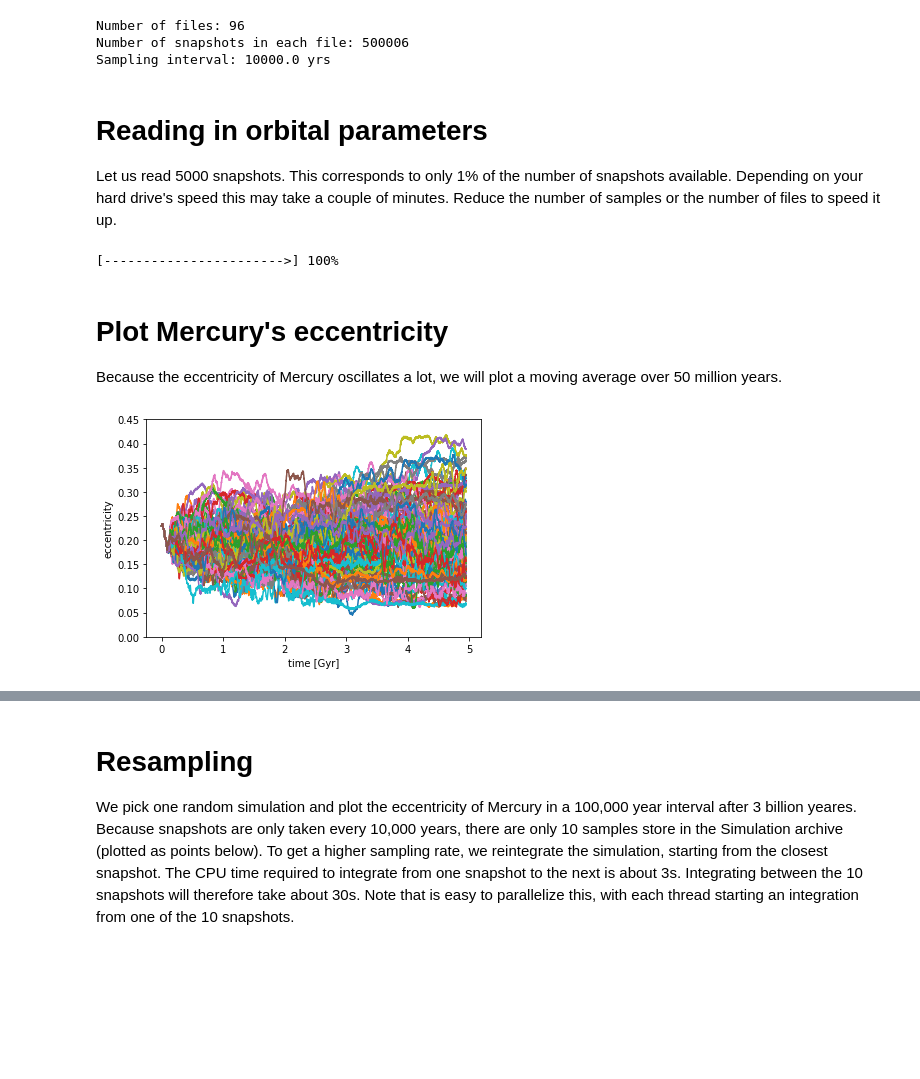
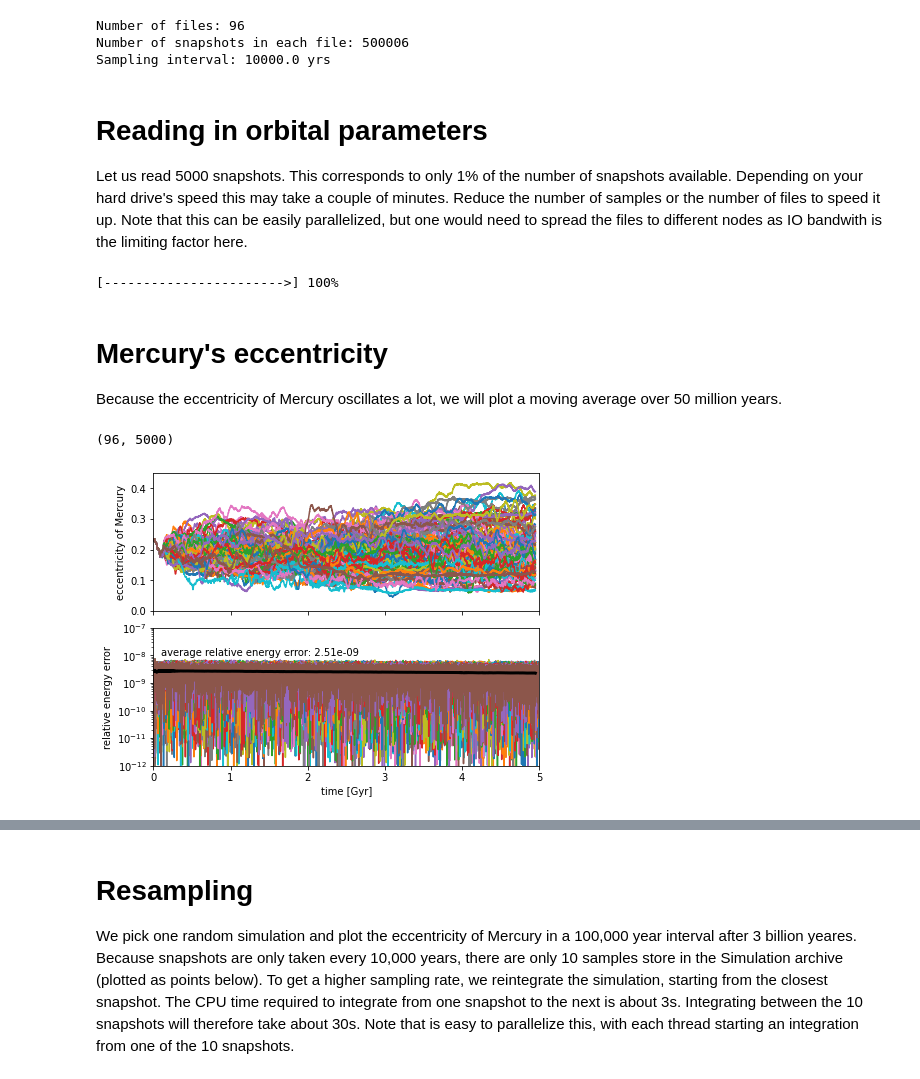
Before and after one commit to zyrxvo/vanilla, a Jupyter notebook: SolarSystemPlots.ipynb, the cells around one changed output, grey strips where cells are left out. Saved outputs shown, nothing was run; the diff lists cells and outputs as text; code cells hidden in the pictures; blank space fills up the shorter version.

```diff
--- a/SolarSystemPlots.ipynb
+++ b/SolarSystemPlots.ipynb
@@ -16,6 +16,7 @@ def progress(current, total, barLength = 96//4):
 # %%
 # This function sets up additional non-Newtonian forces used in the original integration
 def setup(sim):
+    global rebx, gr # used for gr_hamiltonian
     rebx = reboundx.Extras(sim)
     gr = rebx.load_force('gr_potential')
     rebx.add_force(gr)
@@ -42,37 +43,60 @@ Number of snapshots in each file: 500006
 Sampling interval: 10000.0 yrs
 # %% [markdown]
 # Reading in orbital parameters
-Let us read 5000 snapshots. This corresponds to only 1% of the number of snapshots available. Depending on your hard drive's speed this may take a couple of minutes. Reduce the number of samples or the number of files to speed it up.
+Let us read 5000 snapshots. This corresponds to only 1% of the number of snapshots available. Depending on your hard drive's speed this may take a couple of minutes. Reduce the number of samples or the number of files to speed it up. Note that this can be easily parallelized, but one would need to spread the files to different nodes as IO bandwith is the limiting factor here.
 # %%
 NeccSamples = 5000
 time = np.zeros(NeccSamples)
 ecc = np.zeros((Nfiles, NeccSamples))
+energy = np.zeros((Nfiles, NeccSamples))
 for i in range(Nfiles):
     for j in range(NeccSamples):
         sa = sas[i]
         sim = sa[j*(Nsnapshots//NeccSamples)]
-        ecc[i,j] = sim.particles[1].e
+        sim.integrator_synchronize()
+        ecc[i,j] = sim.particles[1].e # 1=Mercury
+        energy[i,j] = rebx.gr_hamiltonian(gr)
         time[j] = sim.t
     progress(i, Nfiles)
 # %% [output]
 [----------------------->] 100%
 # %% [markdown]
-# Plot Mercury's eccentricity
+# Mercury's eccentricity
 Because the eccentricity of Mercury oscillates a lot, we will plot a moving average over 50 million years.
 # %%
 def moving_average(x, w):
     return np.convolve(x, np.ones(w), 'valid') / w
+# %%
+np.fabs((energy[:,0,np.newaxis]-energy)/energy[:,0,np.newaxis]).shape
+# %% [output]
+(96, 5000)
 # %%
-fig, ax = plt.subplots()
-ax.set_xlabel("time [Gyr]")
-ax.set_ylabel("eccentricity")
-ax.set_ylim([0,0.45])
-dT = time[1]-time[0] # time between snapshots loaded
-tavg = 50e6 # Average over 50 million years
+fig, ax = plt.subplots(2,1,figsize=(6.4,4.8),sharex=True)
+ax[-1].set_xlabel("time [Gyr]")
+ax[-1].set_xlim([0,5])
+
+ax[0].set_ylabel("eccentricity of Mercury")
+ax[0].set_ylim([0,0.45])
+dT = time[1]-time[0]          # time between snapshots loaded
+tavg = 50e6                   # Average over 50 million years
 Navg = int(tavg*np.pi*2.//dT) # Number of samples to average
 for i in range(Nfiles):
     mavg = moving_average(ecc[i],Navg)
-    ax.plot(time[:len(mavg)]/np.pi/2./1e9, mavg)
-#fig.savefig("eccentricity.pdf")
+    ax[0].plot(time[:len(mavg)]/np.pi/2./1e9, mavg)
+
+
+ax[1].set_ylabel("relative energy error")
+ax[1].set_yscale("log")
+ax[1].set_ylim([1e-12,1e-7])
+for i in range(Nfiles):
+    ax[1].plot(time/np.pi/2./1e9, np.fabs((energy[i,0]-energy[i])/energy[i,0]))
+
+avg = np.average(np.fabs((energy[:,0,np.newaxis]-energy)/energy[:,0,np.newaxis]),axis=0)
+avg = moving_average(avg,Navg)
+ax[1].plot(time[:len(avg)]/np.pi/2./1e9, avg,color="black",lw=3)
+ax[1].text(0.1,1e-8,"average relative energy error: %.2e"%np.average(avg))
+
+fig.tight_layout()
+fig.savefig("timeseries.pdf")
 # %% [output]
-[figure, old version]
+[figure, new version]
```
Also changed, not shown: parts of 3 cells of this notebook, 1 other file.
